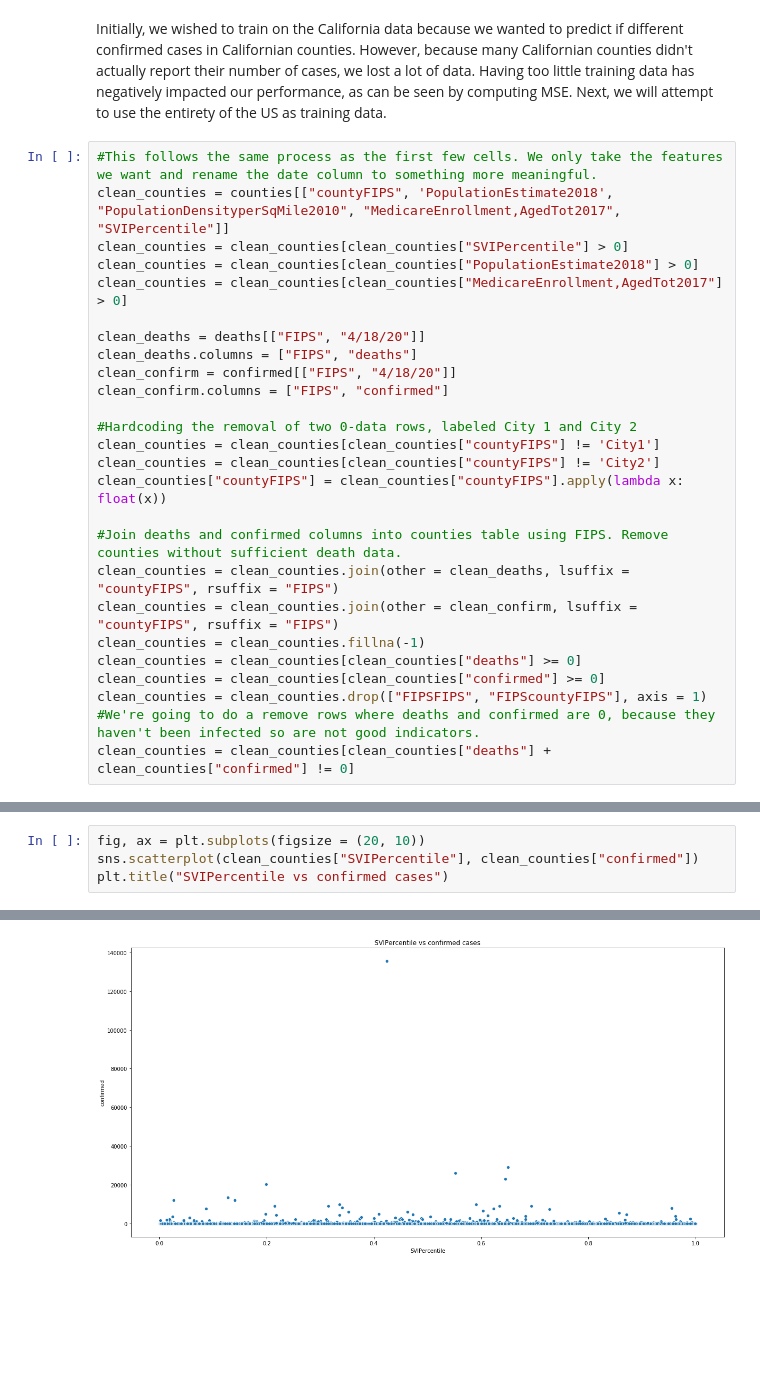
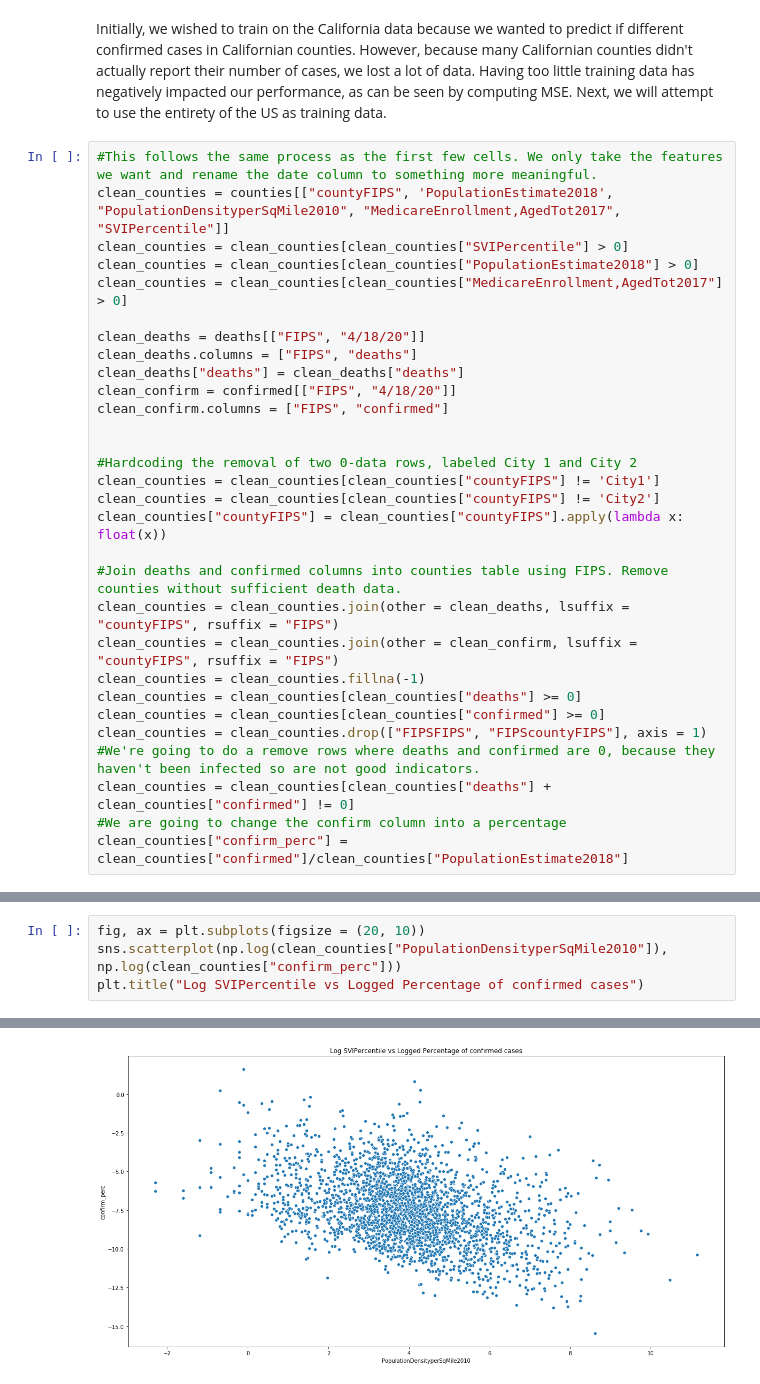
Before and after one commit to franailin/data100proj, a Jupyter notebook: covid19/Untitled.ipynb, the cells around one changed output, grey strips where cells are left out. Cells and saved outputs as stored; diff of their text form; blank space fills up the shorter version.

```diff
--- a/covid19/Untitled.ipynb
+++ b/covid19/Untitled.ipynb
@@ -120,8 +102,10 @@ clean_counties = clean_counties[clean_counties["MedicareEnrollment,AgedTot2017"]
 
 clean_deaths = deaths[["FIPS", "4/18/20"]]
 clean_deaths.columns = ["FIPS", "deaths"]
+clean_deaths["deaths"] = clean_deaths["deaths"]
 clean_confirm = confirmed[["FIPS", "4/18/20"]]
 clean_confirm.columns = ["FIPS", "confirmed"]
+
 
 #Hardcoding the removal of two 0-data rows, labeled City 1 and City 2
 clean_counties = clean_counties[clean_counties["countyFIPS"] != 'City1']
@@ -137,3 +121,5 @@ clean_counties = clean_counties[clean_counties["confirmed"] >= 0]
 clean_counties = clean_counties.drop(["FIPSFIPS", "FIPScountyFIPS"], axis = 1)
 #We're going to do a remove rows where deaths and confirmed are 0, because they haven't been infected so are not good indicators.
 clean_counties = clean_counties[clean_counties["deaths"] + clean_counties["confirmed"] != 0]
+#We are going to change the confirm column into a percentage
+clean_counties["confirm_perc"] = clean_counties["confirmed"]/clean_counties["PopulationEstimate2018"]
@@ -140,5 +131,5 @@ clean_counties = clean_counties[clean_counties["deaths"] + clean_counties["confi
 # %%
 fig, ax = plt.subplots(figsize = (20, 10))
-sns.scatterplot(clean_counties["SVIPercentile"], clean_counties["confirmed"])
-plt.title("SVIPercentile vs confirmed cases")
+sns.scatterplot(np.log(clean_counties["PopulationDensityperSqMile2010"]), np.log(clean_counties["confirm_perc"]))
+plt.title("Log SVIPercentile vs Logged Percentage of confirmed cases")
 # %% [output]
@@ -146,4 +137,4 @@ Text(0.5, 1.0, 'SVIPercentile vs confirmed cases')
-[figure, old version]
+[figure, new version]
 # %%
 #We conduct Train Test Split here, train data is 0.8 of our original and test data is 0.2
 tr2, te2 = train_test_split(clean_counties, test_size=0.2)
```
Also changed, not shown: parts of 8 cells of this notebook.
